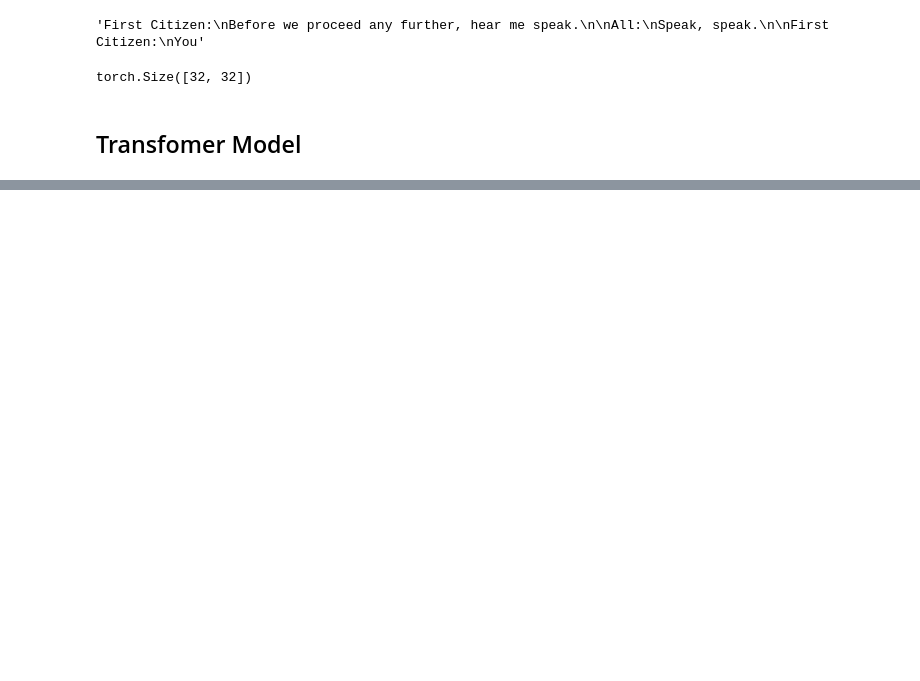
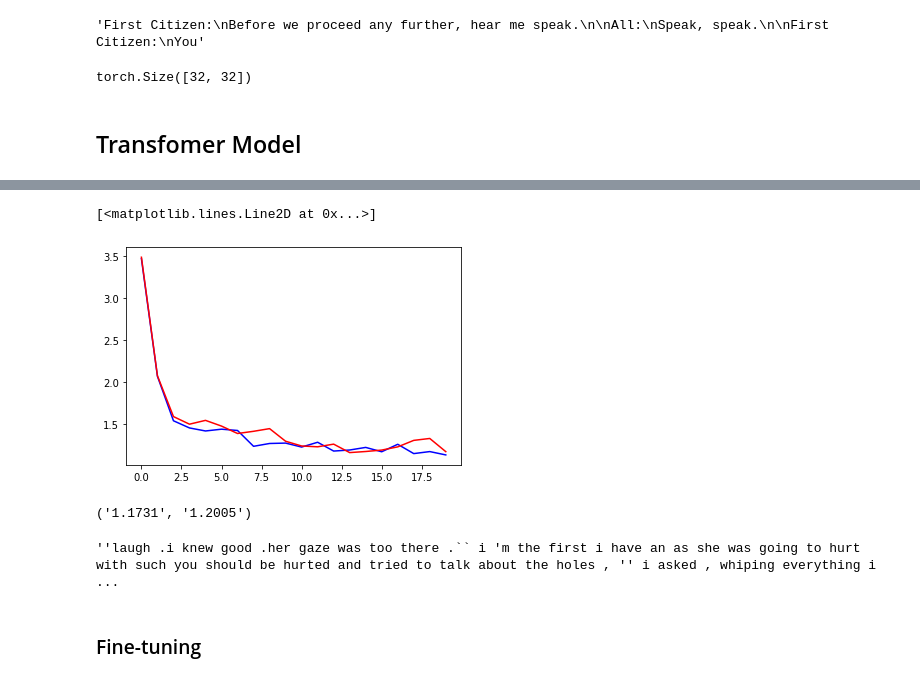
Before and after one commit to stkao05/makemore, a Jupyter notebook: gpt_pretrain.ipynb, the cells around one changed output, grey strips where cells are left out. Saved outputs shown, nothing was run; the diff lists cells and outputs as text; code cells hidden in the pictures; blank space fills up the shorter version.

```diff
--- a/gpt_pretrain.ipynb
+++ b/gpt_pretrain.ipynb
@@ -447,0 +507,7 @@ bout he had he worra no i 'dell , '' turnished wint the alw his have knew to gan
+# %%
+model = Transformer(cfg)
+model = model.to(device)
+param_n = sum([_.numel() for _ in model.parameters()])
+# %%
+optim = torch.optim.Adam(model.parameters())
+lossi = fit(book_next_batch, batch_size=32, epoch=10000, eval_n=20, optim=optim)
@@ -447,0 +535,22 @@ bout he had he worra no i 'dell , '' turnished wint the alw his have knew to gan
+# %%
+tr_loss = [t for t, v in lossi]
+va_loss = [v for t, v in lossi]
+
+plot.plot(tr_loss, "b")
+plot.plot(va_loss, "r")
+# %% [output]
+[<matplotlib.lines.Line2D at 0x...>]
+[figure, added]
+# %%
+tr_loss = eval_split(model, book_next_batch, "train", cfg.block_size, batch_size=32, eval_size=2056)
+va_loss = eval_split(model, book_next_batch, "valid", cfg.block_size, batch_size=32, eval_size=2056)
+
+f"{tr_loss:.4f}", f"{va_loss:.4f}"
+# %% [output]
+('1.1731', '1.2005')
+# %%
+print(model.sample(500))
+# %% [output]
+''laugh .i knew good .her gaze was too there .`` i 'm the first i have an as she was going to hurt with such you should be hurted and tried to talk about the holes , '' i asked , whiping everything i  ...
+# %% [markdown]
+### Fine-tuning
```
Also changed, not shown: parts of 23 cells of this notebook.
